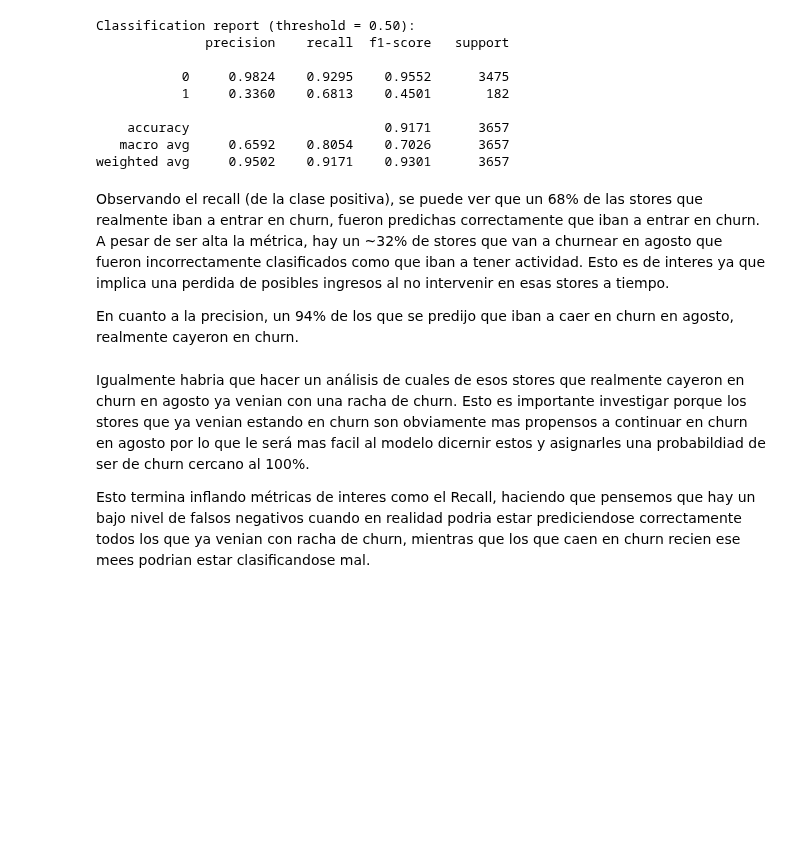
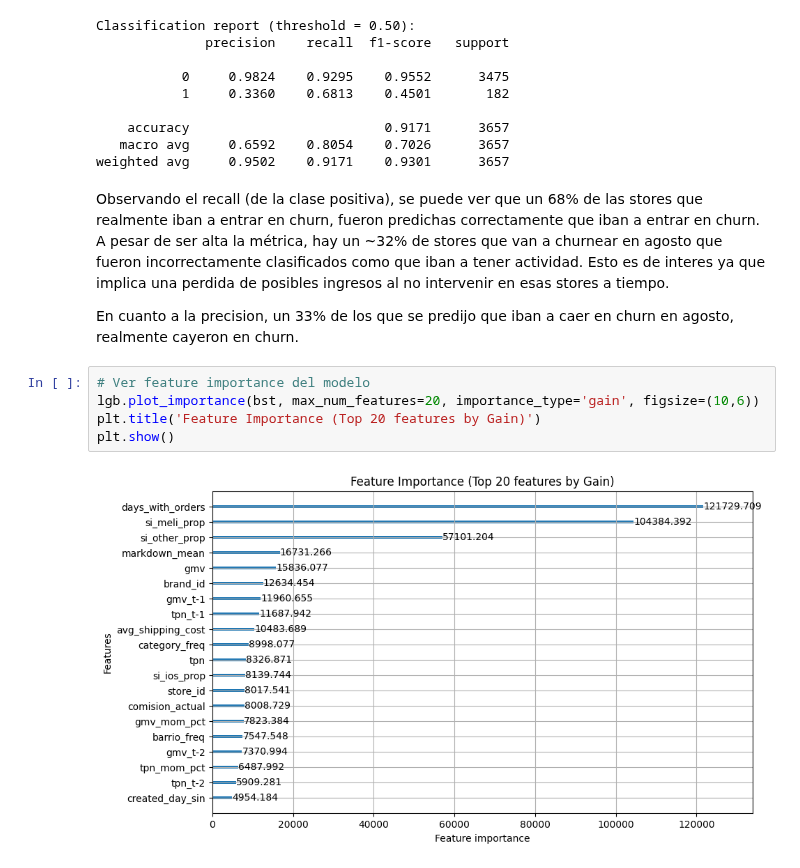
Before and after one commit to Dannamk17/churn-bite, a Jupyter notebook: monthly_model_new_churn.ipynb, the cells around one changed output. Cells and saved outputs as stored; diff of their text form; blank space fills up the shorter version.

```diff
--- a/monthly_model_new_churn.ipynb
+++ b/monthly_model_new_churn.ipynb
@@ -298,8 +298,11 @@ weighted avg     0.9502    0.9171    0.9301      3657
 # %% [markdown]
 Observando el recall (de la clase positiva), se puede ver que un 68% de las stores que realmente iban a entrar en churn, fueron predichas correctamente que iban a entrar en churn. A pesar de ser alta la métrica, hay un ~32% de stores que van a churnear en agosto que fueron incorrectamente clasificados como que iban a tener actividad. Esto es de interes ya que implica una perdida de posibles ingresos al no intervenir en esas stores a tiempo.
 
-En cuanto a la precision, un 94% de los que se predijo que iban a caer en churn en agosto, realmente cayeron en churn.
+En cuanto a la precision, un 33% de los que se predijo que iban a caer en churn en agosto, realmente cayeron en churn.
-# %% [markdown]
-Igualmente habria que hacer un análisis de cuales de esos stores que realmente cayeron en churn en agosto ya venian con una racha de churn. Esto es importante investigar porque los stores que ya venian estando en churn son obviamente mas propensos a continuar en churn en agosto por lo que le será mas facil al modelo dicernir estos y asignarles una probabildiad de ser de churn cercano al 100%.
-
-Esto termina inflando métricas de interes como el Recall, haciendo que pensemos que hay un bajo nivel de falsos negativos cuando en realidad podria estar prediciendose correctamente todos los que ya venian con racha de churn, mientras que los que caen en churn recien ese mees podrian estar clasificandose mal.
+# %%
+# Ver feature importance del modelo
+lgb.plot_importance(bst, max_num_features=20, importance_type='gain', figsize=(10,6))
+plt.title('Feature Importance (Top 20 features by Gain)')
+plt.show()
+# %% [output]
+[figure, added]
```
